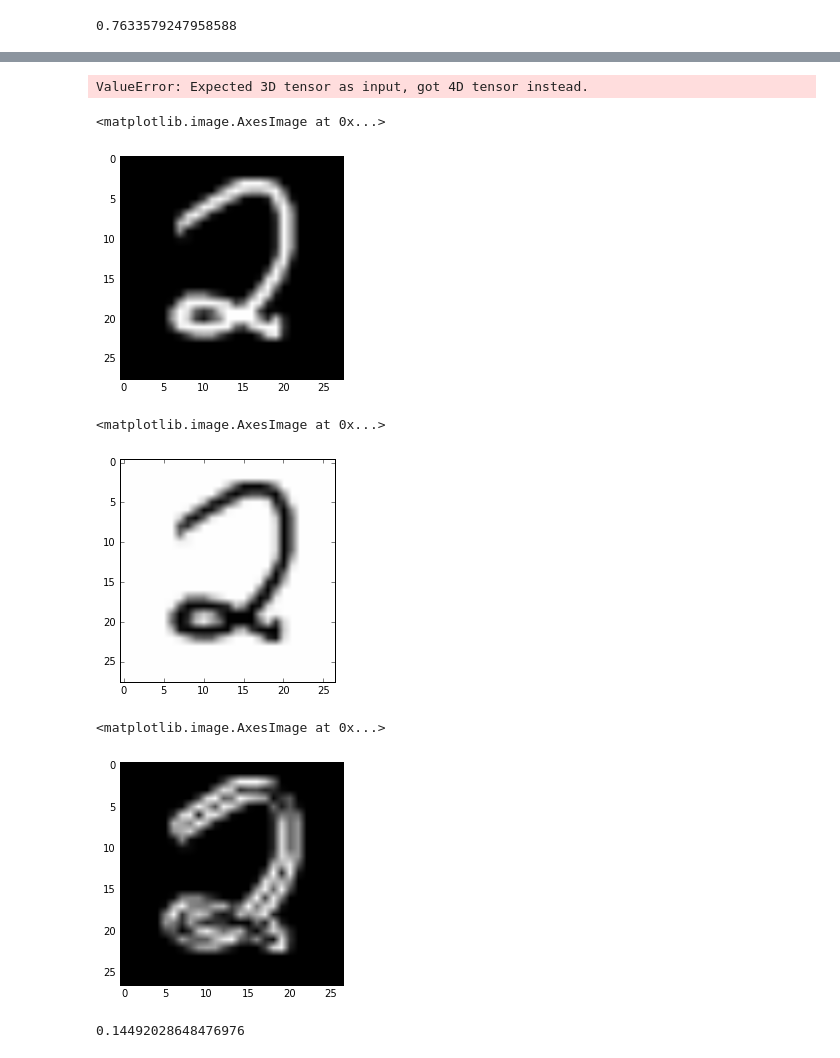
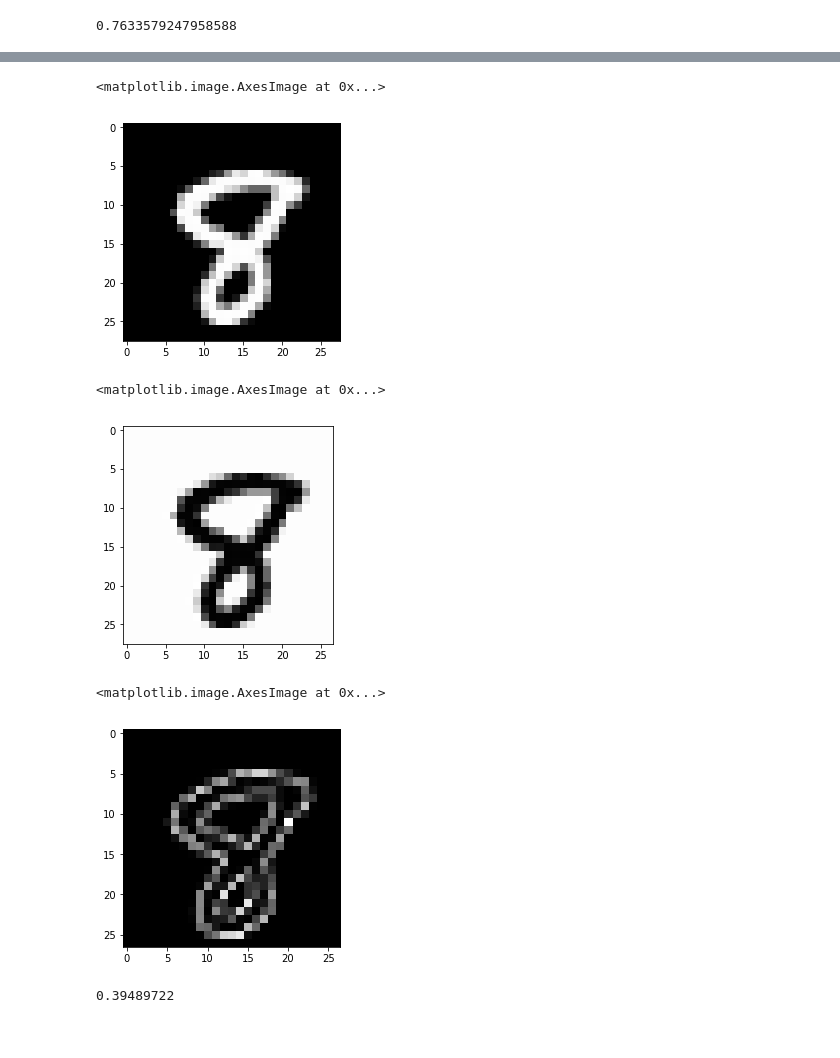
Before and after one commit to kaphka/imi-master-thesis, a Jupyter notebook: notebooks/understanding/Discriminative_Features.ipynb, the cells around one changed output, grey strips where cells are left out. Drawn from its saved outputs; the diff is of its cells as text; code cells hidden in the pictures.

```diff
--- a/notebooks/understanding/Discriminative_Features.ipynb
+++ b/notebooks/understanding/Discriminative_Features.ipynb
@@ -25,13 +34,15 @@ from PIL import Image
 import json, os
 from pathlib import Path
 
-config = json.load(open(os.path.expanduser("~/.thesis.conf")))
-root = Path(config['datasets']) / Path("MNIST/")
+import experiment.data as exp
+import datasets.divahisdb as hisdb
+env = exp.Environment()
 transform = transforms.Compose(
     [transforms.ToTensor(),
      transforms.Normalize((0.5, 0.5, 0.5), (0.5, 0.5, 0.5))
     ])
-mnist_set = torchvision.datasets.MNIST(str(root),train=True, download=True, transform=transform)
+
+mnist_set = torchvision.datasets.MNIST(str(env.dataset('MNIST')),train=True, download=True, transform=transform)
 trainloader = torch.utils.data.DataLoader(mnist_set, batch_size=64,
                                           shuffle=True, num_workers=2)
 # %%
@@ -51,3 +60,6 @@ inputs, labels = data
+# %%
+it_data = iter(trainloader)
+inputs, labels = next(it_data)
 # %%
 
 rot = lambda x, alpha: x + alpha, [-5,5]
@@ -126,26 +101,23 @@ grad.weight.data = t.FloatTensor([[[-1,0,1]]])
-# %%
-grad(Variable(inputs))
-# %% [output]
-ValueError: Expected 3D tensor as input, got 4D tensor instead.
 # %%
 plt.imshow(inputs[10,0],'gray')
 # %% [output]
 <matplotlib.image.AxesImage at 0x...>
-[figure, old version]
+[figure, new version]
 # %%
 plt.imshow(inputs[10,0,:,1:]-inputs[10,0,:,:-1] * 100,'gray')
 # %% [output]
 <matplotlib.image.AxesImage at 0x...>
-[figure, old version]
+[figure, new version]
 # %%
-dx = inputs[10,0,1:,1:]-inputs[10,0,:-1,:-1]
-dy = inputs[10,0,1:,1:]-inputs[10,0,:-1,:-1]
-grad = np.sqrt(np.add(np.power(dx,2), np.power(dy,2)))
+bw = inputs[10,0]
+dx = bw[1:,:]-bw[:-1,:]
+dy = bw[:,1:]-bw[:,:-1]
+grad = np.add(np.power(dx[:,:-1],2), np.power(dy[:-1,:],2))
 plt.imshow(grad,'gray')
 # %% [output]
 <matplotlib.image.AxesImage at 0x...>
-[figure, old version]
+[figure, new version]
 # %%
-t.mean(grad) ** 2
+np.mean(grad.numpy() )
 # %% [output]
-0.14492028648476976
+0.39489722
```
Also changed, not shown: parts of 14 cells of this notebook, 4 other files.
